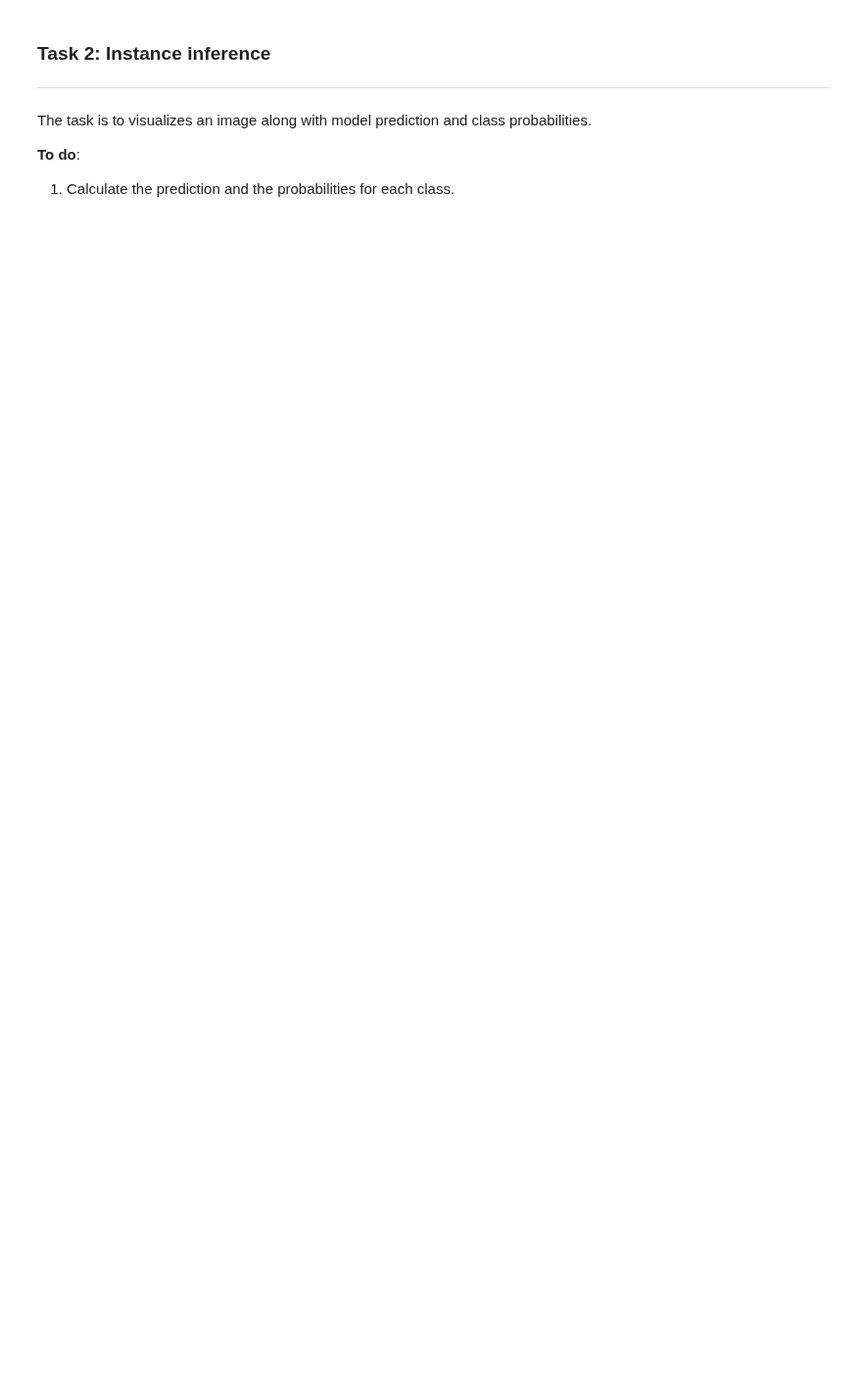
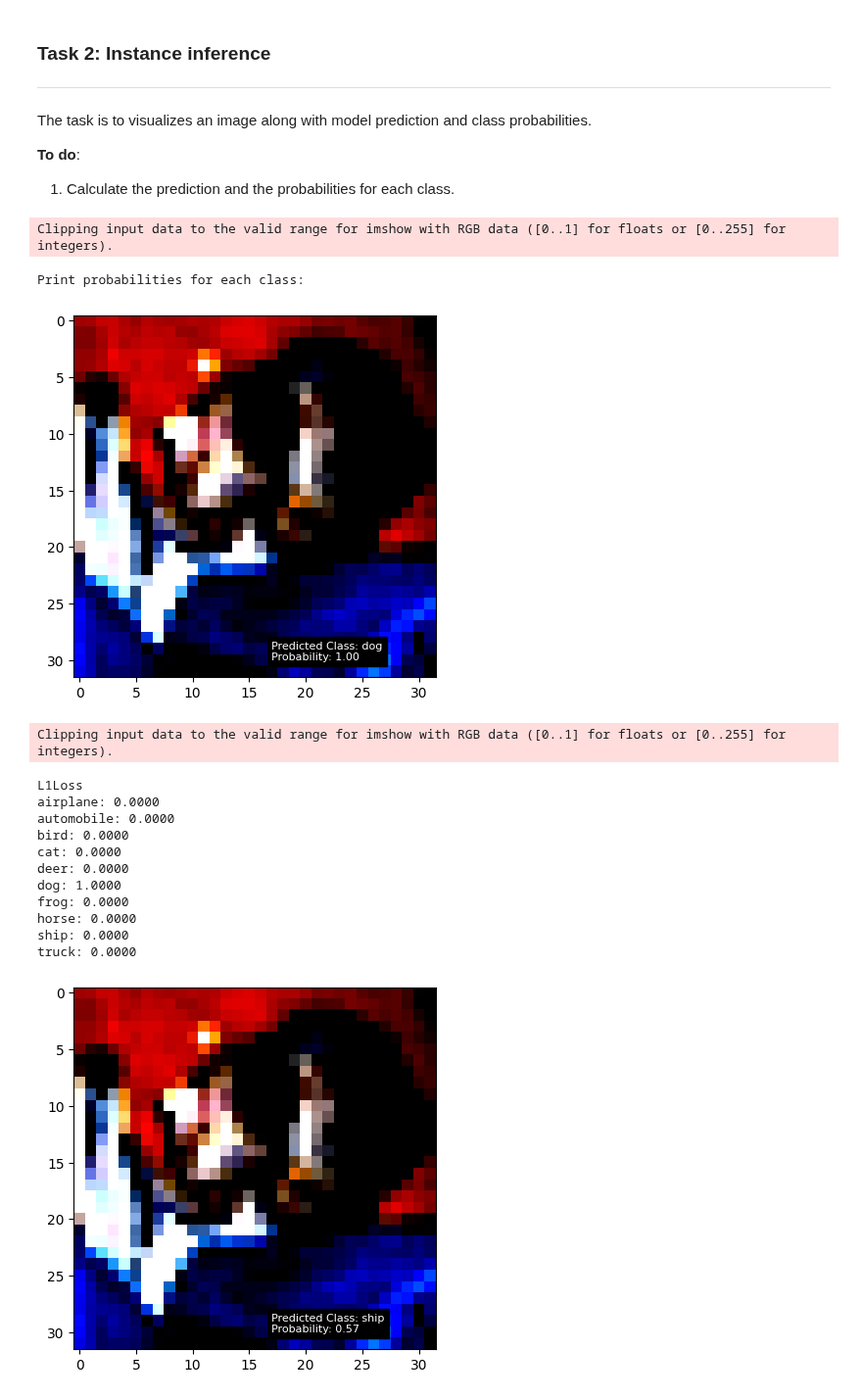
Before and after one commit to SustechSTA303/STA303-Assignment01, a Jupyter notebook: Assignment01.ipynb, the cells around one changed output. Shown at 98% size. Saved outputs shown, nothing was run; the diff lists cells and outputs as text; code cells hidden in the pictures; blank space fills up the shorter version.

```diff
--- a/Assignment01.ipynb
+++ b/Assignment01.ipynb
@@ -162,3 +166,17 @@ def test_batch(model, image, target):
+# %%
+
+def test_batch(model, image, target,criterion):
+
+    output = model(image)
+    if LOSS_CHOSEN==0:
+        output_softmax=F.softmax(output,dim=1)
+        target_one_hot=F.one_hot(target,NUM_CLASS)
+        loss=criterion(output_softmax,target_one_hot)
+    else :
+        loss=criterion(output,target)
+
+
+    return output, loss
 # %% [markdown]
 ### Model Training
 # %%
@@ -271,18 +429,46 @@ input = inputs[0]
 # predict_label is the index (or label) of the class with the highest probability from the probabilities.
 ###############################################################
 
-probabilities =
-predict_label =
+#probabilities = F.softmax(model(input.to(device)),dim=1)
+#predict_label = torch.argmax(probabilities,dim=1)
 # %%
-predicted_class = class_names[predict_label.item()]
-predicted_probability = probabilities[predict_label].item()
+#predicted_class = class_names[predict_label.item()]
+#predicted_probability = probabilities[0][predict_label].item()
 image = input.numpy().transpose((1, 2, 0))
-plt.imshow(image)
-plt.text(17, 30, f'Predicted Class: {predicted_class}\nProbability: {predicted_probability:.2f}',
-            color='white', backgroundcolor='black', fontsize=8)
-plt.show()
+#plt.imshow(image)
+#plt.text(17, 30, f'Predicted Class: {predicted_class}\nProbability: {predicted_probability:.2f}',
+            #color='white', backgroundcolor='black', fontsize=8)
+#plt.show()
 
 # Print probabilities for each class
 print('Print probabilities for each class:')
-for i in range(len(class_names)):
-    print(f'{class_names[i]}: {probabilities[i].item():.4f}')
+for j in range(len(loss_function)):
+    model=model_list[j]
+    probabilities = F.softmax(model(input.to(device)),dim=1)
+    predict_label = torch.argmax(probabilities,dim=1)
+    predicted_class = class_names[predict_label.item()]
+    predicted_probability = probabilities[0][predict_label].item()
+    plt.imshow(image)
+    plt.text(17, 30, f'Predicted Class: {predicted_class}\nProbability: {predicted_probability:.2f}',
+            color='white', backgroundcolor='black', fontsize=8)
+    plt.show()
+    print(loss_function[j])
+    for i in range(len(class_names)):
+        print(f'{class_names[i]}: {probabilities[0][i].item():.4f}')
+# %% [output]
+Clipping input data to the valid range for imshow with RGB data ([0..1] for floats or [0..255] for integers).
+Print probabilities for each class:
+[figure, added]
+Clipping input data to the valid range for imshow with RGB data ([0..1] for floats or [0..255] for integers).
+L1Loss
+airplane: 0.0000
+automobile: 0.0000
+bird: 0.0000
+cat: 0.0000
+deer: 0.0000
+dog: 1.0000
+frog: 0.0000
+horse: 0.0000
+ship: 0.0000
+truck: 0.0000
+[figure, added]
```
Also changed, not shown: parts of 17 cells of this notebook.
